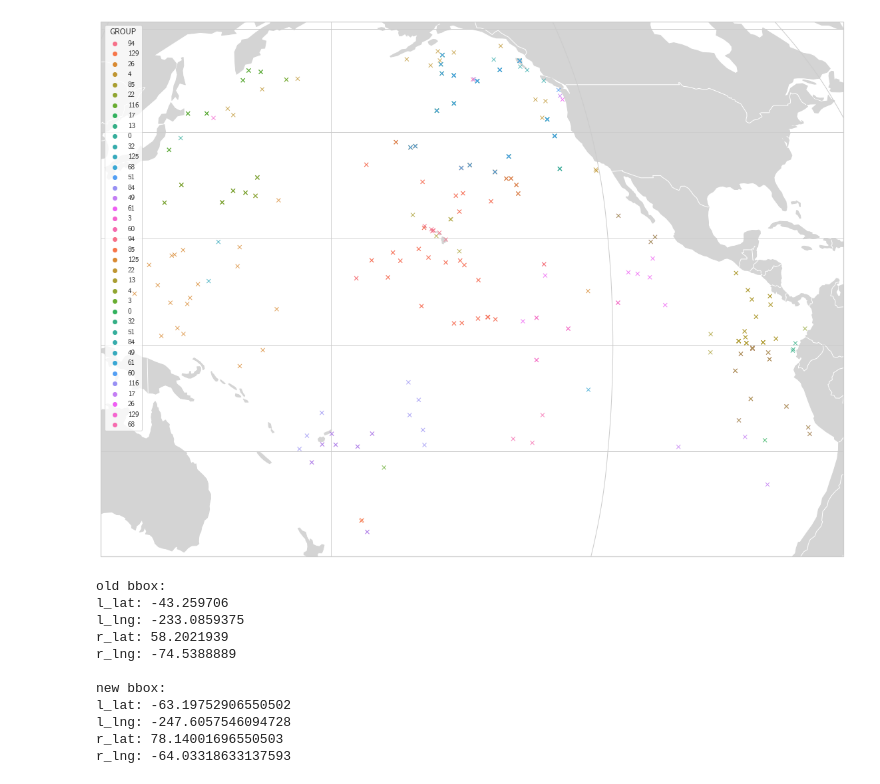
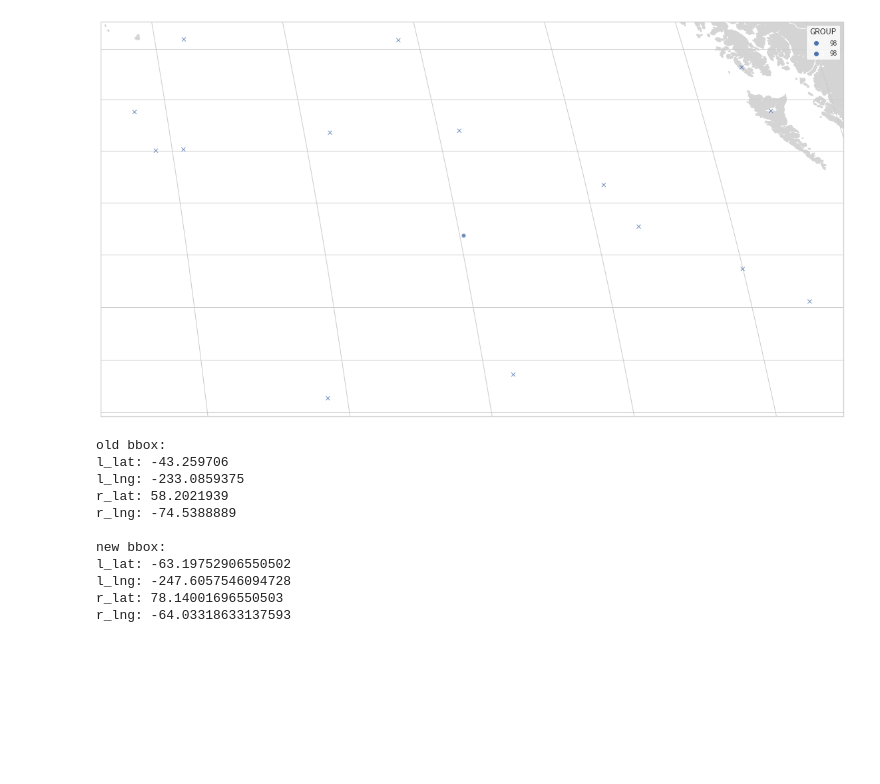
Before and after one commit to OpenFogStack/celestial-buoy-evaluation, a Jupyter notebook: locations.ipynb, the cells around one changed output. Drawn from its saved outputs; the diff is of its cells as text; code cells hidden in the pictures; blank space fills up the shorter version.

Commit message:
current state

```diff
--- a/locations.ipynb
+++ b/locations.ipynb
@@ -107,7 +122,7 @@ while not done:
     for b1 in range(0,buoys.shape[0]):
         for b2 in range(b1,buoys.shape[0]):
             if b1 != b2:
-                if (buoys["OWNER"][b1] == buoys["OWNER"][b2]) and (haversine(buoys["LATITUDE"][b1], buoys["LONGITUDE"][b1], buoys["LATITUDE"][b2], buoys["LONGITUDE"][b2]) < 1000):
+                if (buoys["OWNER"][b1] == buoys["OWNER"][b2]) and (haversine(buoys["LATITUDE"][b1], buoys["LONGITUDE"][b1], buoys["LATITUDE"][b2], buoys["LONGITUDE"][b2]) < MAX_SENSOR_GROUP_DIST):
 
                     if buoys["GROUP"][b2] != buoys["GROUP"][b1]:
                         b1_group = buoys["GROUP"][b1]
@@ -156,5 +171,5 @@ buoys
 # %%
-buoys_to_use = buoys.sample(n=50, random_state=0)
+buoys_to_use = buoys.sample(n=NUM_SENSORS, random_state=0)
 buoys_to_use.reset_index(drop=True, inplace=True)
 buoys_to_use.head()
 # %% [output]
@@ -174,7 +189,7 @@ sink_affinity = pd.DataFrame()
 
 for s in range(0,sinks.shape[0]):
     for b in range(0, buoys_to_use.shape[0]):
-        if haversine(sinks["LONGITUDE"][s], sinks["LATITUDE"][s], buoys_to_use["LONGITUDE"][b], buoys_to_use["LATITUDE"][b]) < 2000:
+        if haversine(sinks["LONGITUDE"][s], sinks["LATITUDE"][s], buoys_to_use["LONGITUDE"][b], buoys_to_use["LATITUDE"][b]) < MAX_LOCATION_GROUP_DIST:
             sink_affinity = sink_affinity.append({"STATION_ID": sinks["STATION_ID"][s], "GROUP": buoys_to_use["GROUP"][b]}, ignore_index=True)
 # %%
 # remove sinks with no affinity
@@ -215,5 +230,5 @@ plt.show()
 # %%
-sinks_to_use = sinks.sample(n=150, random_state=0)
+sinks_to_use = sinks.sample(n=NUM_LOCATIONS, random_state=0)
 sinks_to_use.reset_index(inplace=True)
 sinks_to_use = sinks_to_use[["STATION_ID", "LONGITUDE", "LATITUDE"]]
 sinks_to_use.head()
@@ -316,17 +339,19 @@ grouped_locations.head()
 # %%
+GROUP = "98"
+
 fig, ax = plt.subplots(figsize=(20, 20), subplot_kw={'projection': cartopy.crs.Robinson(central_longitude=180)})
 
 ax.add_feature(cartopy.feature.BORDERS, linestyle='-', alpha=1, edgecolor=("#FFFFFF"))
 
 ax.add_feature(cartopy.feature.LAND, facecolor=("#d4d4d4"))
 ax.gridlines()
 
-sns.scatterplot(ax=ax, data=buoys_to_use, x="LONGITUDE", y="LATITUDE", transform=ccrs.PlateCarree(), zorder=10, linewidth=1, alpha=0.8, hue="GROUP", marker="x")
-sns.scatterplot(ax=ax, data=grouped_locations, x="LONGITUDE", y="LATITUDE", transform=ccrs.PlateCarree(), zorder=10, linewidth=1, alpha=0.8, hue="GROUP", marker="x")
+sns.scatterplot(ax=ax, data=buoys_to_use[buoys_to_use["GROUP"] == GROUP], x="LONGITUDE", y="LATITUDE", transform=ccrs.PlateCarree(), zorder=10, linewidth=0, alpha=0.8, hue="GROUP")
+sns.scatterplot(ax=ax, data=grouped_locations[grouped_locations["GROUP"] == GROUP], x="LONGITUDE", y="LATITUDE", transform=ccrs.PlateCarree(), zorder=10, linewidth=1, alpha=0.8, hue="GROUP", marker="x")
 
 plt.show()
 # %% [output]
-[figure, old version]
+[figure, new version]
 # %%
 EARTH_RADIUS = 6371000
 def sat_dist(altitude: float, elevation: float) -> float:
```
Also changed, not shown: parts of 22 cells of this notebook, 14 other files.
